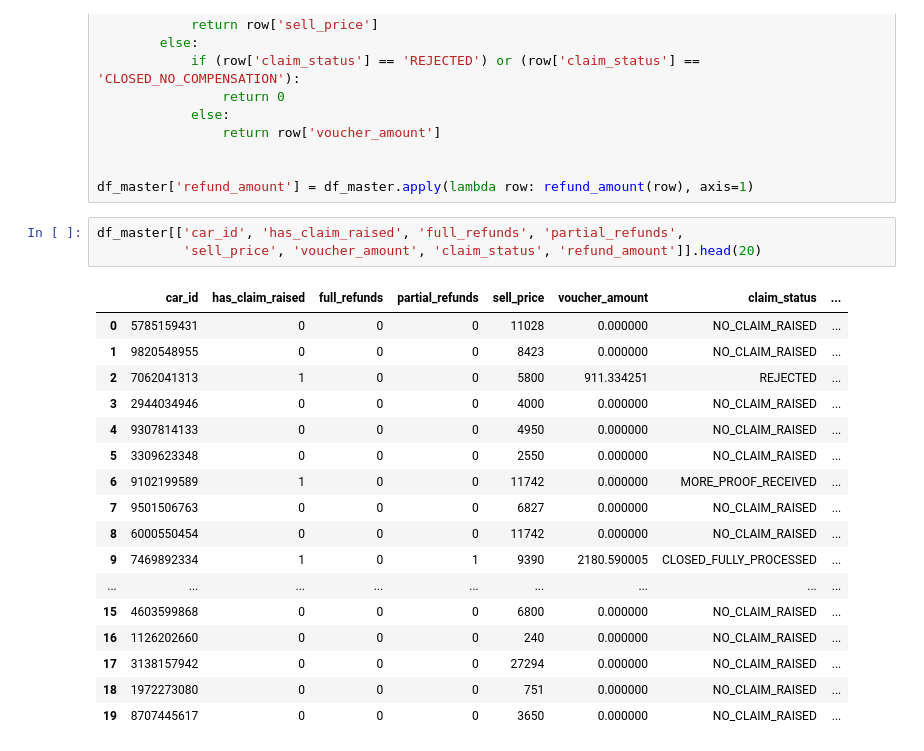
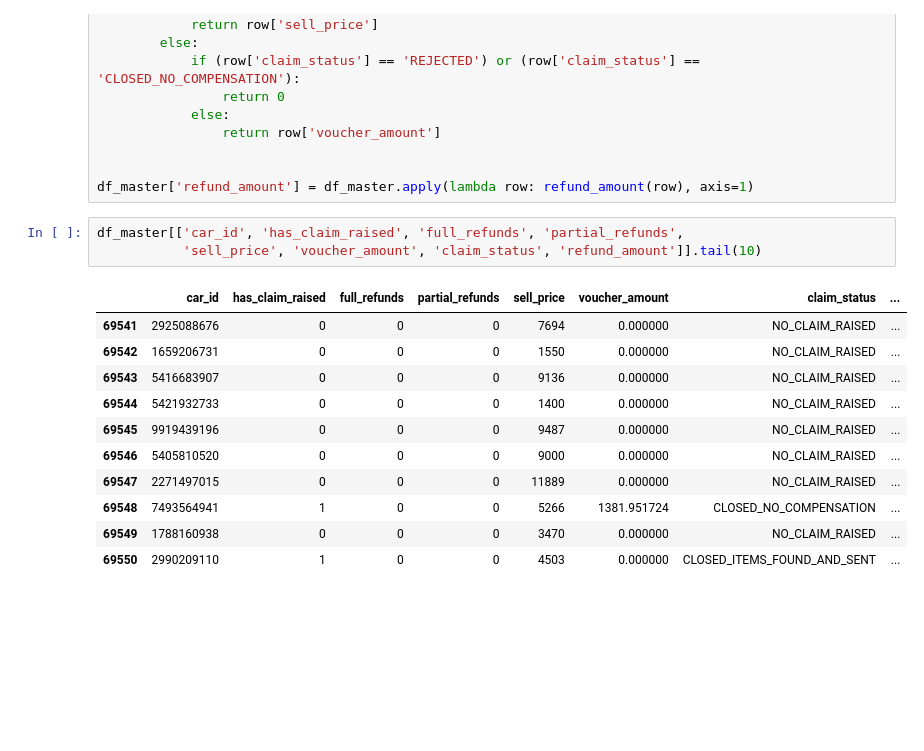
Before and after one commit to dileepsathyan/assignments, a Jupyter notebook: Vroom Virtusa/Vroom Virtusa Assignment.ipynb, the cells around one changed output. Drawn from its saved outputs; the diff is of its cells as text; blank space fills up the shorter version.

```diff
--- a/Vroom Virtusa/Vroom Virtusa Assignment.ipynb
+++ b/Vroom Virtusa/Vroom Virtusa Assignment.ipynb
@@ -1139,22 +1139,16 @@ def refund_amount(row):
 df_master['refund_amount'] = df_master.apply(lambda row: refund_amount(row), axis=1)
 # %%
 df_master[['car_id', 'has_claim_raised', 'full_refunds', 'partial_refunds',
-           'sell_price', 'voucher_amount', 'claim_status', 'refund_amount']].head(20)
+           'sell_price', 'voucher_amount', 'claim_status', 'refund_amount']].tail(10)
 # %% [output]
 |  | car_id | has_claim_raised | full_refunds | partial_refunds | sell_price | voucher_amount | claim_status | ... |
-| 0 | 5785159431 | 0 | 0 | 0 | 11028 | 0.000000 | NO_CLAIM_RAISED | ... |
-| 1 | 9820548955 | 0 | 0 | 0 | 8423 | 0.000000 | NO_CLAIM_RAISED | ... |
-| 2 | 7062041313 | 1 | 0 | 0 | 5800 | 911.334251 | REJECTED | ... |
-| 3 | 2944034946 | 0 | 0 | 0 | 4000 | 0.000000 | NO_CLAIM_RAISED | ... |
-| 4 | 9307814133 | 0 | 0 | 0 | 4950 | 0.000000 | NO_CLAIM_RAISED | ... |
-| 5 | 3309623348 | 0 | 0 | 0 | 2550 | 0.000000 | NO_CLAIM_RAISED | ... |
-| 6 | 9102199589 | 1 | 0 | 0 | 11742 | 0.000000 | MORE_PROOF_RECEIVED | ... |
-| 7 | 9501506763 | 0 | 0 | 0 | 6827 | 0.000000 | NO_CLAIM_RAISED | ... |
-| 8 | 6000550454 | 0 | 0 | 0 | 11742 | 0.000000 | NO_CLAIM_RAISED | ... |
-| 9 | 7469892334 | 1 | 0 | 1 | 9390 | 2180.590005 | CLOSED_FULLY_PROCESSED | ... |
-| ... | ... | ... | ... | ... | ... | ... | ... | ... |
-| 15 | 4603599868 | 0 | 0 | 0 | 6800 | 0.000000 | NO_CLAIM_RAISED | ... |
-| 16 | 1126202660 | 0 | 0 | 0 | 240 | 0.000000 | NO_CLAIM_RAISED | ... |
-| 17 | 3138157942 | 0 | 0 | 0 | 27294 | 0.000000 | NO_CLAIM_RAISED | ... |
-| 18 | 1972273080 | 0 | 0 | 0 | 751 | 0.000000 | NO_CLAIM_RAISED | ... |
-| 19 | 8707445617 | 0 | 0 | 0 | 3650 | 0.000000 | NO_CLAIM_RAISED | ... |
+| 69541 | 2925088676 | 0 | 0 | 0 | 7694 | 0.000000 | NO_CLAIM_RAISED | ... |
+| 69542 | 1659206731 | 0 | 0 | 0 | 1550 | 0.000000 | NO_CLAIM_RAISED | ... |
+| 69543 | 5416683907 | 0 | 0 | 0 | 9136 | 0.000000 | NO_CLAIM_RAISED | ... |
+| 69544 | 5421932733 | 0 | 0 | 0 | 1400 | 0.000000 | NO_CLAIM_RAISED | ... |
+| 69545 | 9919439196 | 0 | 0 | 0 | 9487 | 0.000000 | NO_CLAIM_RAISED | ... |
+| 69546 | 5405810520 | 0 | 0 | 0 | 9000 | 0.000000 | NO_CLAIM_RAISED | ... |
+| 69547 | 2271497015 | 0 | 0 | 0 | 11889 | 0.000000 | NO_CLAIM_RAISED | ... |
+| 69548 | 7493564941 | 1 | 0 | 0 | 5266 | 1381.951724 | CLOSED_NO_COMPENSATION | ... |
+| 69549 | 1788160938 | 0 | 0 | 0 | 3470 | 0.000000 | NO_CLAIM_RAISED | ... |
+| 69550 | 2990209110 | 1 | 0 | 0 | 4503 | 0.000000 | CLOSED_ITEMS_FOUND_AND_SENT | ... |
```
